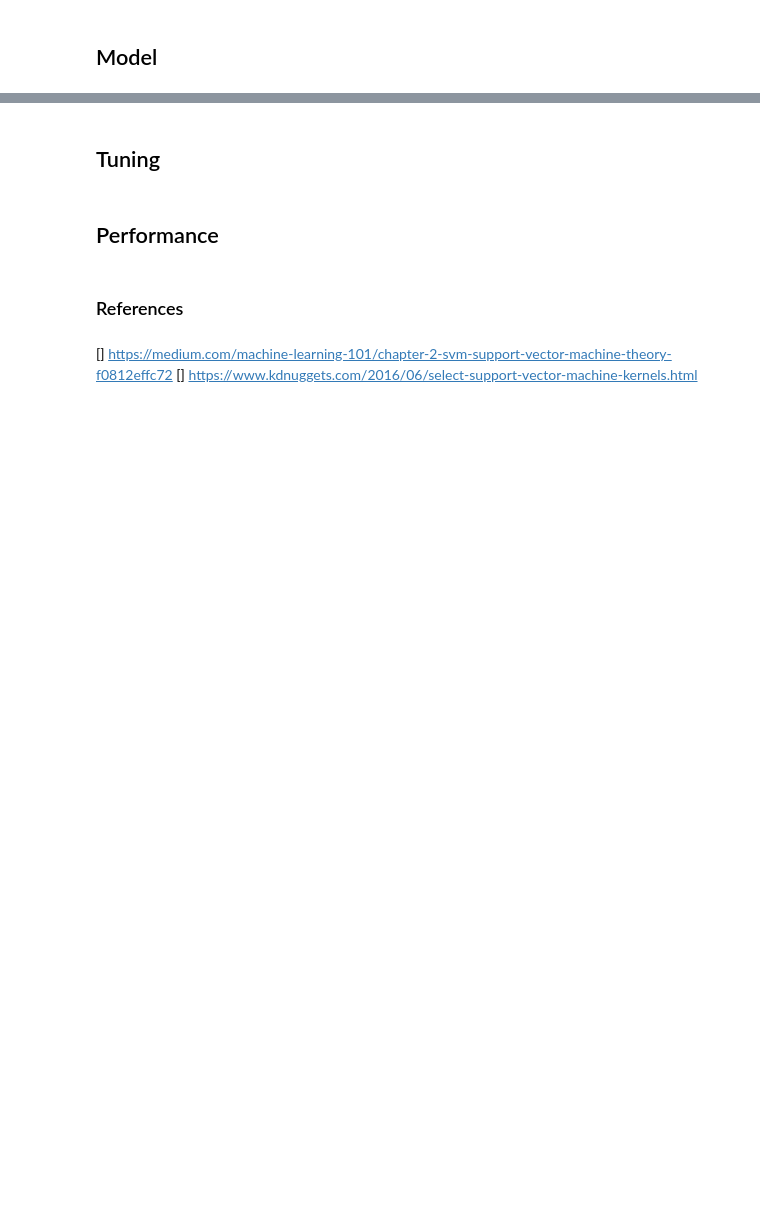
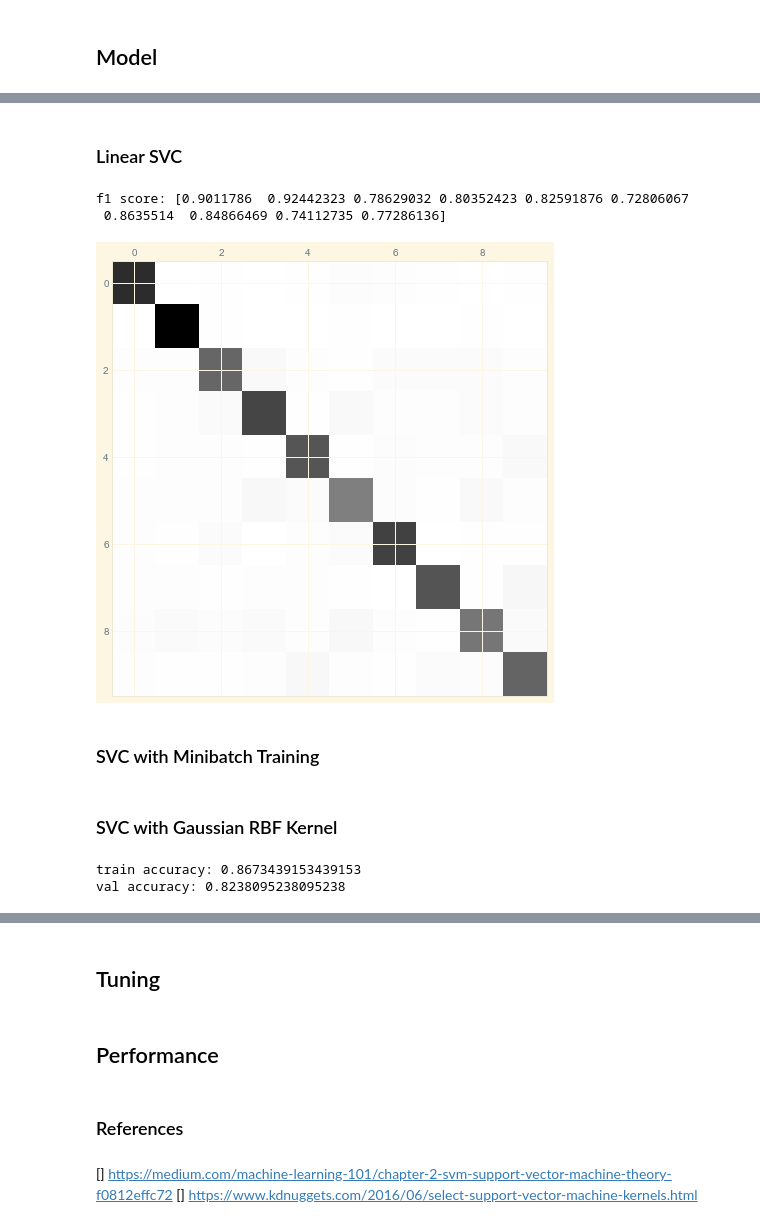
Before and after one commit to RajatRasal/MNIST-Blender, a Jupyter notebook: svc.ipynb, the cells around one changed output, grey strips where cells are left out. Saved outputs shown, nothing was run; the diff lists cells and outputs as text; code cells hidden in the pictures; blank space fills up the shorter version.

Commit message:
Added SVC and RBF Kernel SVC implementation

```diff
--- a/svc.ipynb
+++ b/svc.ipynb
@@ -9,7 +9,7 @@ import matplotlib.pyplot as plt
 import warnings
 warnings.filterwarnings("ignore")
 
-plt.style.use("seaborn-whitegrid")
+plt.style.use("Solarize_Light2")
 # %%
 from sklearn.datasets import fetch_mldata
 
@@ -26,3 +26,11 @@ mnist
         [0, 0, 0, ..., 0, 0, 0],
         [0, 0, 0, ..., 0, 0, 0],
         [0, 0, 0, ..., 0, 0, 0]], dtype=uint8)}
+# %%
+from sklearn.model_selection import train_test_split
+
+X, y = mnist['data'], mnist['target']
+
+X_train, X_test, y_train, y_test = train_test_split(X, y, test_size=0.25, random_state=42)
+print(f"""X_train: {X_train.shape} X_test: {X_test.shape},
+y_train: {y_train.shape} y_test: {y_test.shape}""")
@@ -53,3 +76,50 @@ SVMs are sensitive to scaling!
 ![RBF-Kernel.png](attachment:RBF-Kernel.png)
 
 ** (3) ** In an RBF Kernel, increasing gamma makes the bell curve around each landmark narrower. From the formula in ** (2) **, we see how a larger gamma would increase the value of the norm, hence increasing how sensitive the model is to points which are further away.
+# %%
+X_train2, X_val, y_train2, y_val = train_test_split(X_train, y_train,
+                                                    test_size=0.1, random_state=42)
+# %% [markdown]
+### Linear SVC
+# %%
+linear_svm_clf = Pipeline([
+    ('scaler', StandardScaler()),
+    ('linear_svc', LinearSVC(C=2, loss="hinge", max_iter=100)),
+])
+
+linear_svm_clf.fit(X_train2, y_train2)
+
+y_train_pred = cross_val_predict(linear_svm_clf, X_train2, y_train2, cv=5)
+y_val_pred = cross_val_predict(linear_svm_clf, X_val, y_val, cv=5)
+print(f"train accuracy: {accuracy_score(y_train2, y_train_pred)}")
+print(f"val accuracy: {accuracy_score(y_val, y_val_pred)}")
+# %%
+conf_mx = confusion_matrix(y_val, y_val_pred)
+print(f"f1 score: {f1_score(y_val, y_val_pred, average=None)}")
+
+fig, ax = plt.subplots(figsize=(8, 8))
+ax.matshow(conf_mx)
+plt.show()
+# %% [output]
+f1 score: [0.9011786  0.92442323 0.78629032 0.80352423 0.82591876 0.72806067
+ 0.8635514  0.84866469 0.74112735 0.77286136]
+[figure, added]
+# %% [markdown]
+### SVC with Minibatch Training
+# %% [markdown]
+### SVC with Gaussian RBF Kernel
+# %%
+rbf_kernel_clf = Pipeline([
+    ('scaler', StandardScaler()),
+    ('rbf_kernel', SVC(kernel="rbf", gamma=5, C=0.001, max_iter=5)),
+])
+
+rbf_kernel_clf.fit(X_train2, y_train2)
+
+y_train_pred = cross_val_predict(linear_svm_clf, X_train2, y_train2, cv=5)
+y_val_pred = cross_val_predict(linear_svm_clf, X_val, y_val, cv=5)
+print(f"train accuracy: {accuracy_score(y_train2, y_train_pred)}")
+print(f"val accuracy: {accuracy_score(y_val, y_val_pred)}")
+# %% [output]
+train accuracy: 0.8673439153439153
+val accuracy: 0.8238095238095238
```
Also changed, not shown: parts of 6 cells of this notebook.
